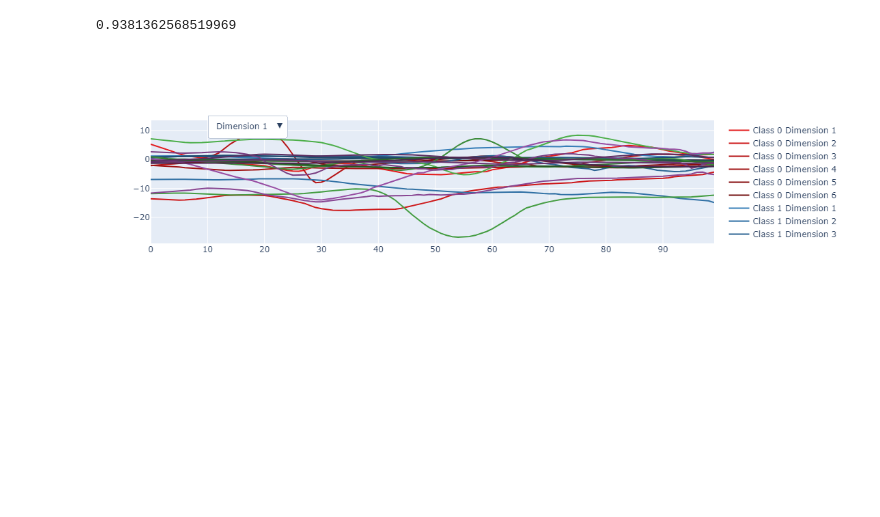
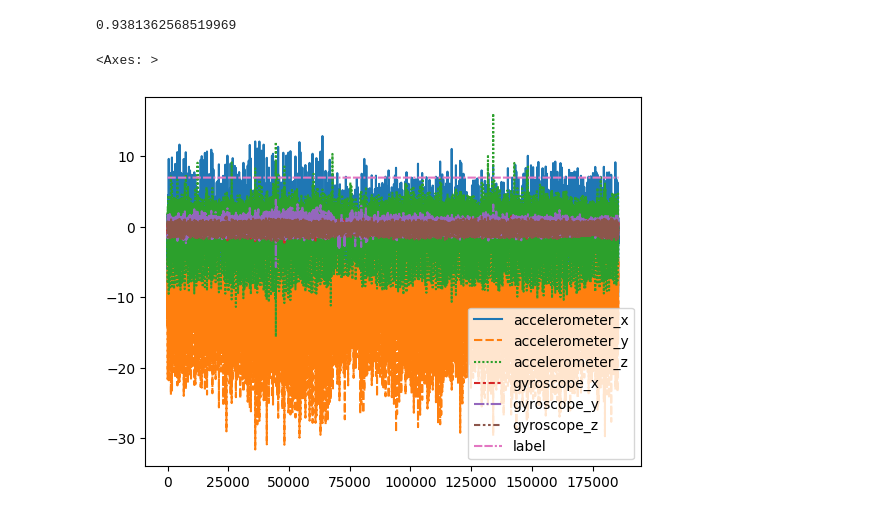
Before and after one commit to till2/ds4w-user-identification, a Jupyter notebook: classification.ipynb, the cells around one changed output. Cells and saved outputs as stored; diff of their text form; code cells hidden in the pictures; blank space fills up the shorter version.

```diff
--- a/classification.ipynb
+++ b/classification.ipynb
@@ -235,6 +253,11 @@ y_pred_proba_ver.min(), y_pred_proba_ver.max()
 accuracy
 # %% [output]
 0.9381362568519969
+# %%
+sns.lineplot(data_dict["katarina1"])
+# %% [output]
+<Axes: >
+[figure, added]
 # %%
 # def check_leakage(X_train, X_test, tol=1e-100):
 #     # Check if any instance in the test set is present in the training set
@@ -253,54 +276,3 @@ accuracy
 
 # leakage_exists = check_leakage(X_train_reshaped, X_test_reshaped)
 # print(f"Leakage exists: {leakage_exists}")
-# %%
-import plotly.graph_objects as go
-import numpy as np
-import colorsys
-
-unique_classes = np.unique(y_train)
-base_colors = ['rgb(228,26,28)', 'rgb(55,126,184)', 'rgb(77,175,74)', 'rgb(152,78,163)', 'rgb(255,127,0)']
-
-fig = go.Figure()
-
-# Create a trace for each class and dimension
-for j, cls in enumerate(unique_classes):
-    indices = np.where(y_train == cls)[0]
-    idx = np.random.choice(indices)
-    window = X_train[idx]
-    for i in range(6):
-        rgb = base_colors[j].lstrip('rgb(').rstrip(')').split(',')
-        hls = colorsys.rgb_to_hls(int(rgb[0])/255, int(rgb[1])/255, int(rgb[2])/255)
-        hls = (hls[0], hls[1]*(1 - 0.1*i), hls[2])  # Adjust lightness
-        rgb = colorsys.hls_to_rgb(*hls)
-        color = f'rgb({int(rgb[0]*255)},{int(rgb[1]*255)},{int(rgb[2]*255)})'
-        fig.add_trace(go.Scatter(y=window[:, i], mode='lines', name=f'Class {cls} Dimension {i+1}', line=dict(color=color)))
-
-# Create buttons for each dimension
-buttons = []
-for i in range(6):
-    buttons.append(dict(
-        label=f"Dimension {i+1}",
-        method="update",
-        args=[{"visible": [j%6 == i for j in range(len(unique_classes)*6)]}]
-    ))
-
-# Add dropdown
-fig.update_layout(
-    updatemenus=[
-        go.layout.Updatemenu(
-            buttons=buttons,
-            direction="down",
-            pad={"r": 10, "t": 10},
-            showactive=True,
-            x=0.1,
-            xanchor="left",
-            y=1.1,
-            yanchor="top"
-        ),
-    ]
-)
-
-fig.show()
-# %% [output]
-[figure, removed]
```
Also changed, not shown: parts of 6 cells of this notebook.
